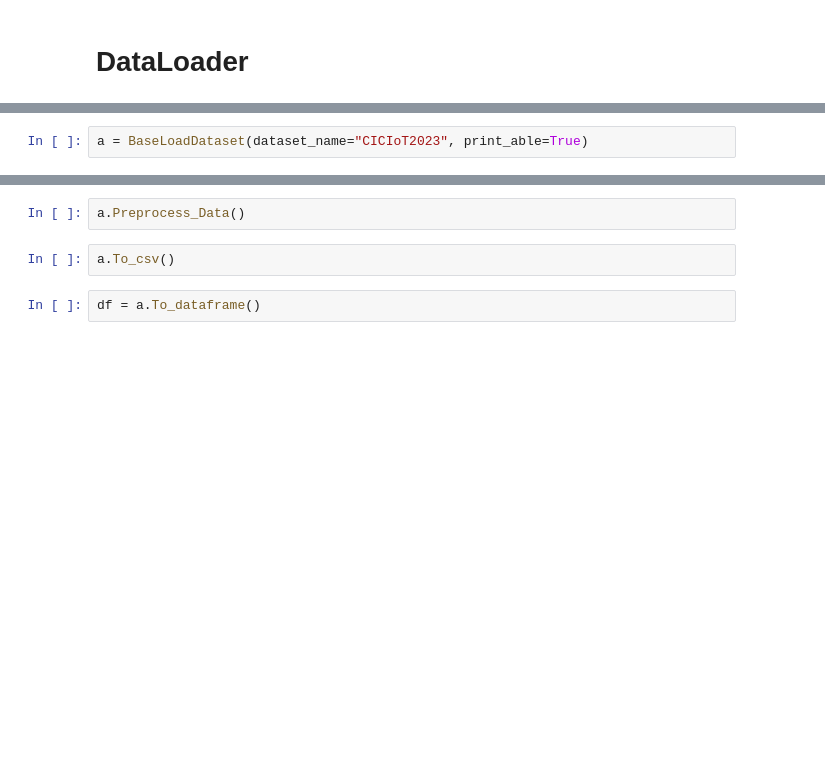
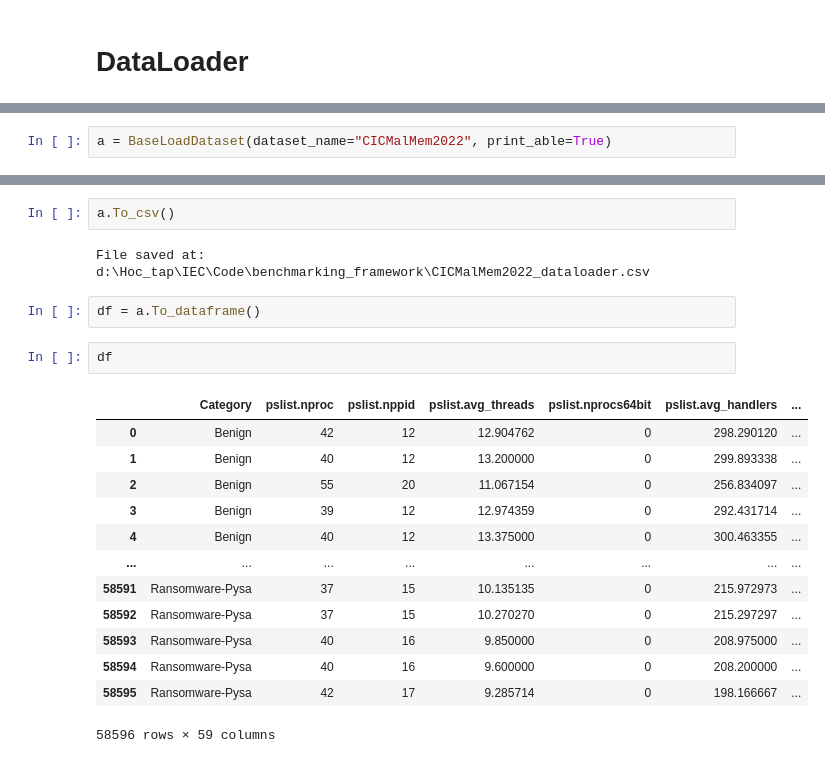
Before and after one commit to CThanhUit/benchmarking_framework, a Jupyter notebook: Test_DataLoader.ipynb, the cells around one changed output, grey strips where cells are left out. Cells and saved outputs as stored; diff of their text form; blank space fills up the shorter version.

Commit message:
Update Test_DataLoader

```diff
--- a/Test_DataLoader.ipynb
+++ b/Test_DataLoader.ipynb
@@ -15,2 +28,2 @@ ModuleNotFoundError: No module named 'pandas'
 # %%
-a = BaseLoadDataset(dataset_name="CICIoT2023", print_able=True)
+a = BaseLoadDataset(dataset_name="CICMalMem2022", print_able=True)
@@ -25,6 +99,22 @@ a.Show_basic_analysis()
-# %%
-a.Preprocess_Data()
 # %%
 a.To_csv()
+# %% [output]
+File saved at: d:\Hoc_tap\IEC\Code\benchmarking_framework\CICMalMem2022_dataloader.csv
 # %%
 df = a.To_dataframe()
+# %%
+df
+# %% [output]
+|  | Category | pslist.nproc | pslist.nppid | pslist.avg_threads | pslist.nprocs64bit | pslist.avg_handlers | ... |
+| 0 | Benign | 42 | 12 | 12.904762 | 0 | 298.290120 | ... |
+| 1 | Benign | 40 | 12 | 13.200000 | 0 | 299.893338 | ... |
+| 2 | Benign | 55 | 20 | 11.067154 | 0 | 256.834097 | ... |
+| 3 | Benign | 39 | 12 | 12.974359 | 0 | 292.431714 | ... |
+| 4 | Benign | 40 | 12 | 13.375000 | 0 | 300.463355 | ... |
+| ... | ... | ... | ... | ... | ... | ... | ... |
+| 58591 | Ransomware-Pysa | 37 | 15 | 10.135135 | 0 | 215.972973 | ... |
+| 58592 | Ransomware-Pysa | 37 | 15 | 10.270270 | 0 | 215.297297 | ... |
+| 58593 | Ransomware-Pysa | 40 | 16 | 9.850000 | 0 | 208.975000 | ... |
+| 58594 | Ransomware-Pysa | 40 | 16 | 9.600000 | 0 | 208.200000 | ... |
+| 58595 | Ransomware-Pysa | 42 | 17 | 9.285714 | 0 | 198.166667 | ... |
+58596 rows × 59 columns
```
Also changed, not shown: parts of 8 cells of this notebook.
